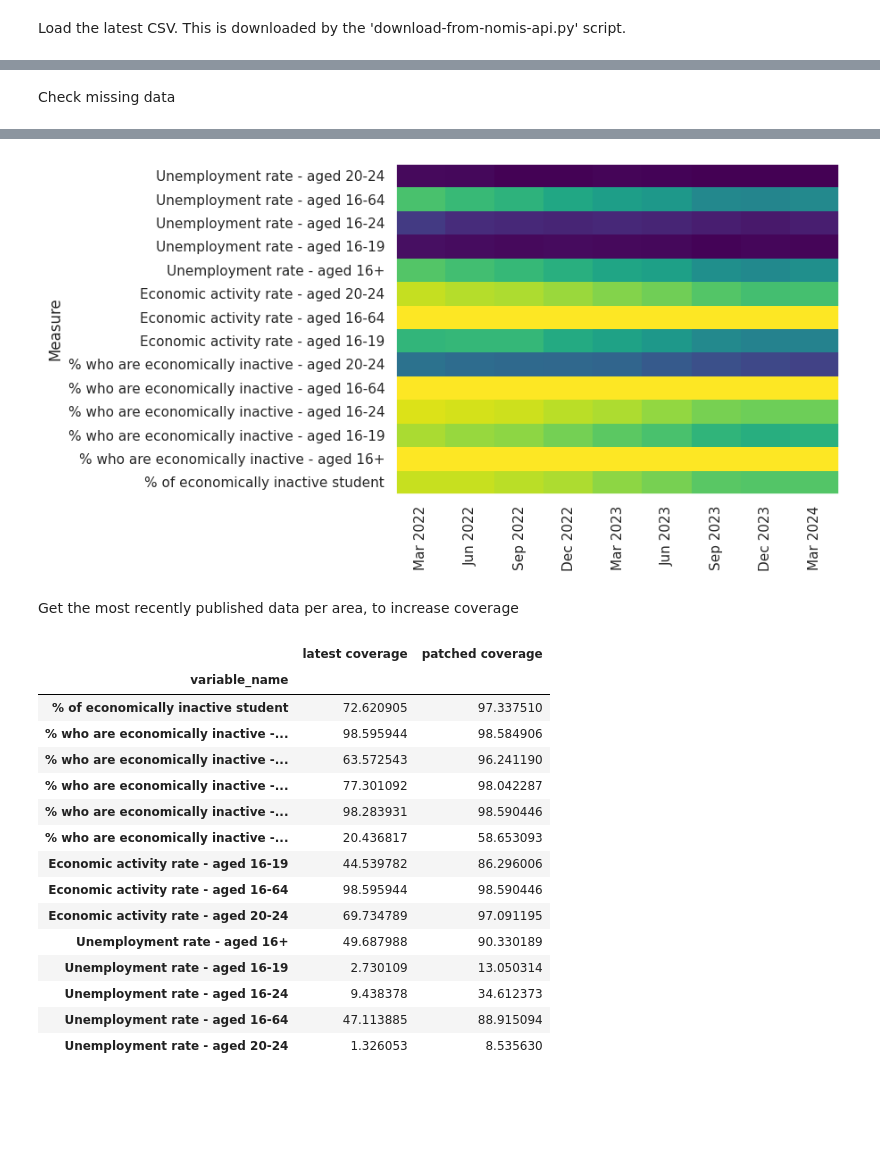
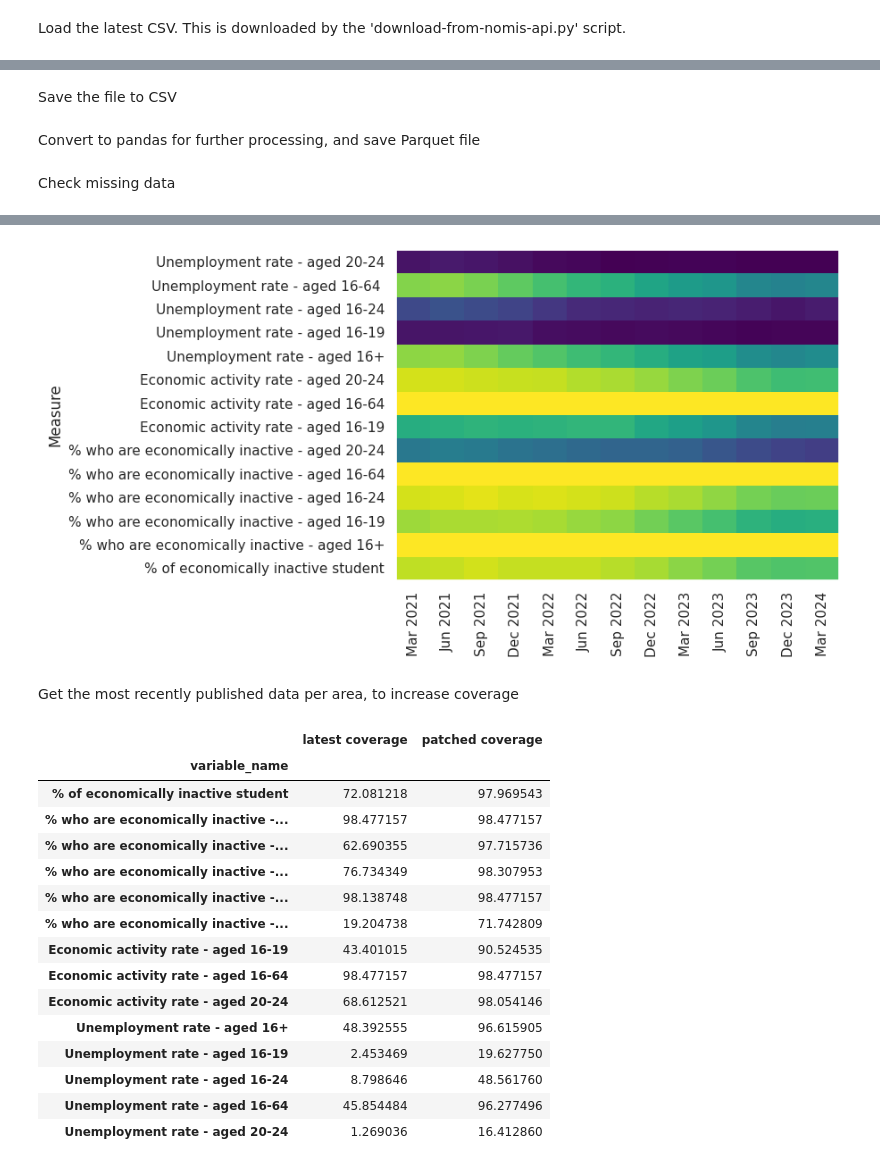
Before and after one commit to open-innovations/yff-data-pipelines, a Jupyter notebook: output/labour-market-latest-by-pcon.ipynb, the cells around one changed output, grey strips where cells are left out. Saved outputs shown, nothing was run; the diff lists cells and outputs as text; code cells hidden in the pictures; blank space fills up the shorter version.

Commit message:
Process labour market files

```diff
--- a/output/labour-market-latest-by-pcon.ipynb
+++ b/output/labour-market-latest-by-pcon.ipynb
@@ -44,0 +56,2 @@ data = data.loc[ data.measures_name == 'Variable' ].drop(columns='measures_name'
+# %% [markdown]
+Save the file to CSV
@@ -45,22 +60,28 @@ data = data.loc[ data.measures_name == 'Variable' ].drop(columns='measures_name'
+# %% [markdown]
+Convert to pandas for further processing, and save Parquet file
+# %%
+frame = data.todataframe()
+frame.date = pd.to_datetime(frame.date)
+frame.to_parquet(PQ_FILE)
 # %% [markdown]
 Check missing data
 # %%
-def visualise_coverage():
+def visualise_coverage(data):
+    counts = pd.DataFrame({
+      'available': data.groupby(['date', 'variable_name']).value.count(),
+      'total': data.groupby(['date', 'variable_name']).value.size()
+    })
+    coverage = pd.Series(
+      counts.available / counts.total, name='coverage'
+    ).reset_index().pivot(
+      index='variable_name', columns='date', values='coverage'
+    )
     plt.imshow(coverage, origin='lower', cmap='viridis', interpolation='nearest', aspect='auto')
     plt.grid(None)
     plt.ylabel('Measure')
     plt.yticks(ticks=range(len(coverage.index)), labels=coverage.index)
     plt.xticks(ticks=range(len(coverage.columns)), labels=coverage.columns.to_series().dt.strftime('%b %Y'), rotation=90, horizontalalignment='center')
+    return coverage
 
-counts = pd.DataFrame({
-  'available': data.groupby(['date', 'variable_name']).value.count(),
-  'total': data.groupby(['date', 'variable_name']).value.size()
-})
-coverage = pd.Series(
-  counts.available / counts.total, name='coverage'
-).reset_index().pivot(
-  index='variable_name', columns='date', values='coverage'
-)
-
-visualise_coverage()
+frame.pipe(visualise_coverage)
 # %% [output]
@@ -67,4 +104,4 @@ visualise_coverage()
-[figure, old version]
+[figure, new version]
 # %% [markdown]
 Get the most recently published data per area, to increase coverage
 # %%
@@ -88,5 +125,5 @@ latest_available = get_latest_available(data)
 # %%
-latest = data.loc[data.date == data.date.max()].groupby(['variable_name']).value
+latest = frame.loc[frame.date == frame.date.max()].groupby(['variable_name']).value
 patched = latest_available.groupby(['variable_name']).value
 coverage = pd.DataFrame({
   'latest coverage': latest.count() / latest.size() * 100,
@@ -97,20 +134,20 @@ coverage
 # %% [output]
 |  | latest coverage | patched coverage |
 | variable_name |  |  |
-| % of economically inactive student | 72.620905 | 97.337510 |
-| % who are economically inactive -... | 98.595944 | 98.584906 |
-| % who are economically inactive -... | 63.572543 | 96.241190 |
-| % who are economically inactive -... | 77.301092 | 98.042287 |
-| % who are economically inactive -... | 98.283931 | 98.590446 |
-| % who are economically inactive -... | 20.436817 | 58.653093 |
-| Economic activity rate - aged 16-19 | 44.539782 | 86.296006 |
-| Economic activity rate - aged 16-64 | 98.595944 | 98.590446 |
-| Economic activity rate - aged 20-24 | 69.734789 | 97.091195 |
-| Unemployment rate - aged 16+ | 49.687988 | 90.330189 |
-| Unemployment rate - aged 16-19 | 2.730109 | 13.050314 |
-| Unemployment rate - aged 16-24 | 9.438378 | 34.612373 |
-| Unemployment rate - aged 16-64 | 47.113885 | 88.915094 |
-| Unemployment rate - aged 20-24 | 1.326053 | 8.535630 |
+| % of economically inactive student | 72.081218 | 97.969543 |
+| % who are economically inactive -... | 98.477157 | 98.477157 |
+| % who are economically inactive -... | 62.690355 | 97.715736 |
+| % who are economically inactive -... | 76.734349 | 98.307953 |
+| % who are economically inactive -... | 98.138748 | 98.477157 |
+| % who are economically inactive -... | 19.204738 | 71.742809 |
+| Economic activity rate - aged 16-19 | 43.401015 | 90.524535 |
+| Economic activity rate - aged 16-64 | 98.477157 | 98.477157 |
+| Economic activity rate - aged 20-24 | 68.612521 | 98.054146 |
+| Unemployment rate - aged 16+ | 48.392555 | 96.615905 |
+| Unemployment rate - aged 16-19 | 2.453469 | 19.627750 |
+| Unemployment rate - aged 16-24 | 8.798646 | 48.561760 |
+| Unemployment rate - aged 16-64 | 45.854484 | 96.277496 |
+| Unemployment rate - aged 20-24 | 1.269036 | 16.412860 |
 # %%
 ax = coverage.plot.barh()
 # %% [output]
```
Also changed, not shown: parts of 18 cells of this notebook, 6 other files.
